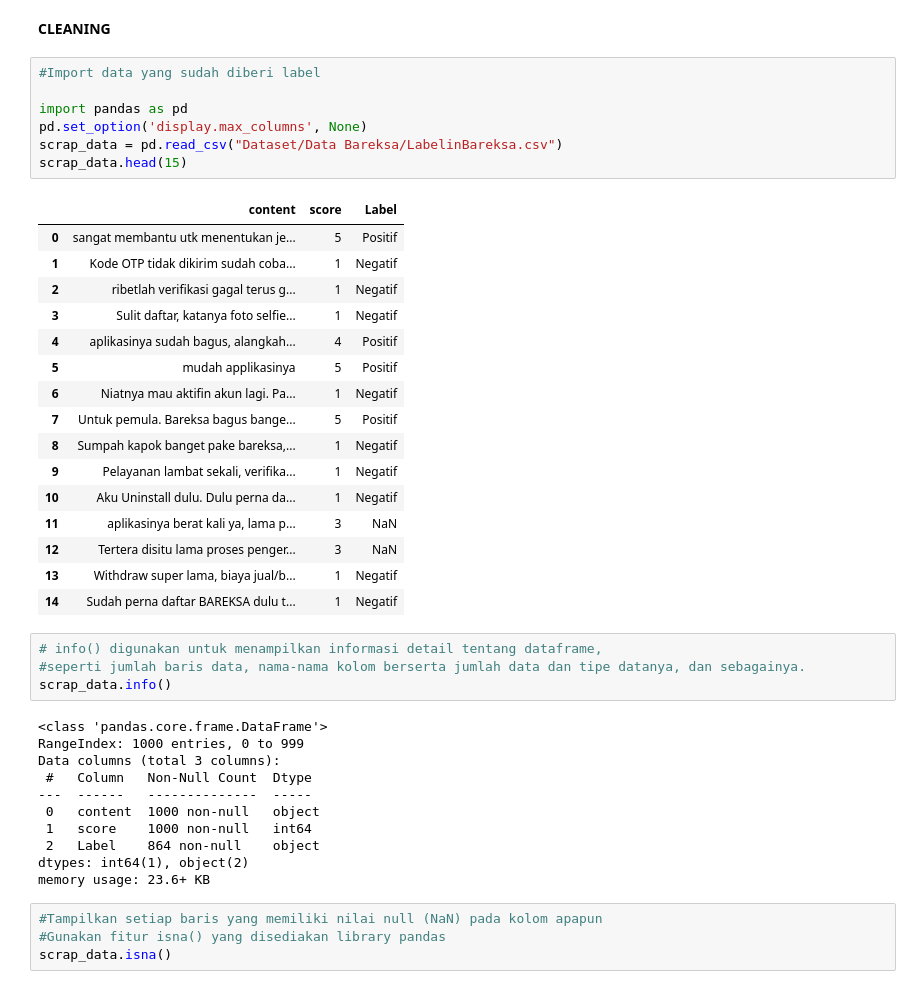
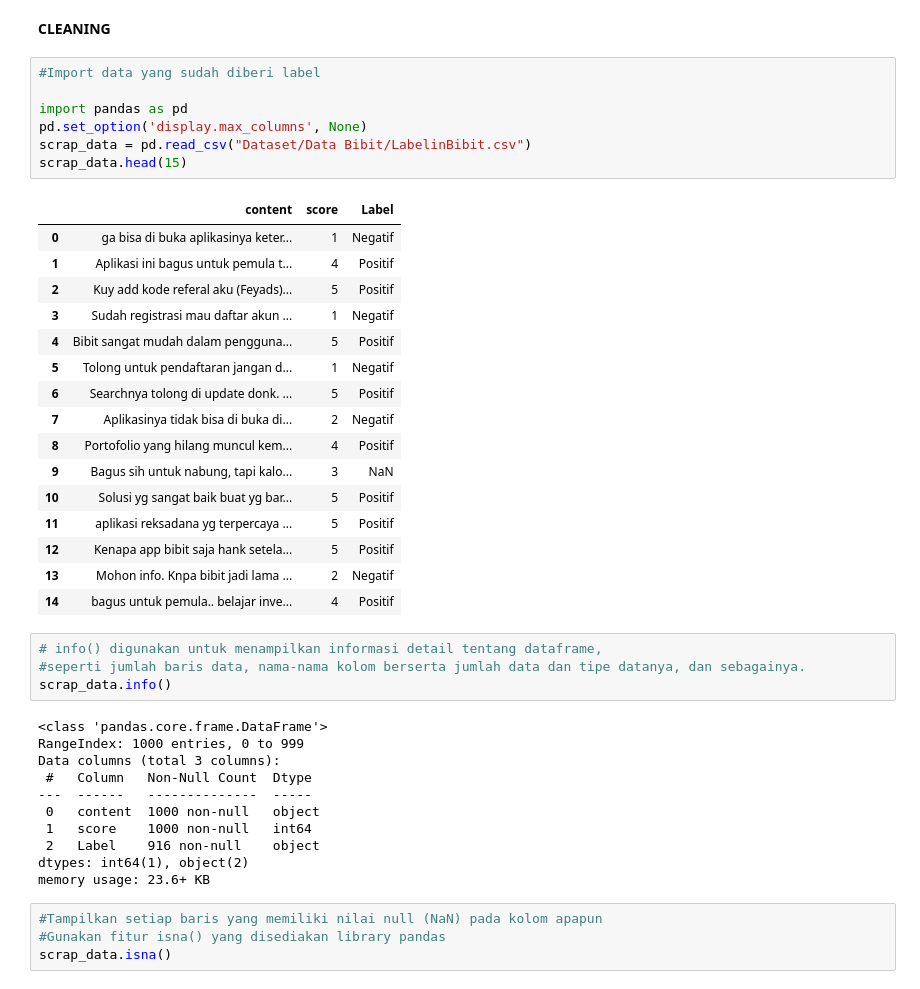
Before and after one commit to Aannn31/Analisis-sentimen-Reksadana, a Jupyter notebook: notebooks/Analisis-Sentimen-Aplikasi-Bibit.ipynb, the cells around one changed output. Drawn from its saved outputs; the diff is of its cells as text.

```diff
--- a/notebooks/Analisis-Sentimen-Aplikasi-Bibit.ipynb
+++ b/notebooks/Analisis-Sentimen-Aplikasi-Bibit.ipynb
@@ -132,27 +132,27 @@ scrap_data.to_csv("Dataset/Data Bareksa/LabelinBareksa.csv", index = False)
 # %%
 #Import data yang sudah diberi label
 
 import pandas as pd
 pd.set_option('display.max_columns', None)
-scrap_data = pd.read_csv("Dataset/Data Bareksa/LabelinBareksa.csv")
+scrap_data = pd.read_csv("Dataset/Data Bibit/LabelinBibit.csv")
 scrap_data.head(15)
 # %% [output]
 |  | content | score | Label |
-| 0 | sangat membantu utk menentukan je... | 5 | Positif |
-| 1 | Kode OTP tidak dikirim sudah coba... | 1 | Negatif |
-| 2 | ribetlah verifikasi gagal terus g... | 1 | Negatif |
-| 3 | Sulit daftar, katanya foto selfie... | 1 | Negatif |
-| 4 | aplikasinya sudah bagus, alangkah... | 4 | Positif |
-| 5 | mudah applikasinya | 5 | Positif |
-| 6 | Niatnya mau aktifin akun lagi. Pa... | 1 | Negatif |
-| 7 | Untuk pemula. Bareksa bagus bange... | 5 | Positif |
-| 8 | Sumpah kapok banget pake bareksa,... | 1 | Negatif |
-| 9 | Pelayanan lambat sekali, verifika... | 1 | Negatif |
-| 10 | Aku Uninstall dulu. Dulu perna da... | 1 | Negatif |
-| 11 | aplikasinya berat kali ya, lama p... | 3 | NaN |
-| 12 | Tertera disitu lama proses penger... | 3 | NaN |
-| 13 | Withdraw super lama, biaya jual/b... | 1 | Negatif |
-| 14 | Sudah perna daftar BAREKSA dulu t... | 1 | Negatif |
+| 0 | ga bisa di buka aplikasinya keter... | 1 | Negatif |
+| 1 | Aplikasi ini bagus untuk pemula t... | 4 | Positif |
+| 2 | Kuy add kode referal aku (Feyads)... | 5 | Positif |
+| 3 | Sudah registrasi mau daftar akun ... | 1 | Negatif |
+| 4 | Bibit sangat mudah dalam pengguna... | 5 | Positif |
+| 5 | Tolong untuk pendaftaran jangan d... | 1 | Negatif |
+| 6 | Searchnya tolong di update donk. ... | 5 | Positif |
+| 7 | Aplikasinya tidak bisa di buka di... | 2 | Negatif |
+| 8 | Portofolio yang hilang muncul kem... | 4 | Positif |
+| 9 | Bagus sih untuk nabung, tapi kalo... | 3 | NaN |
+| 10 | Solusi yg sangat baik buat yg bar... | 5 | Positif |
+| 11 | aplikasi reksadana yg terpercaya ... | 5 | Positif |
+| 12 | Kenapa app bibit saja hank setela... | 5 | Positif |
+| 13 | Mohon info. Knpa bibit jadi lama ... | 2 | Negatif |
+| 14 | bagus untuk pemula.. belajar inve... | 4 | Positif |
 # %%
 # info() digunakan untuk menampilkan informasi detail tentang dataframe,
 #seperti jumlah baris data, nama-nama kolom berserta jumlah data dan tipe datanya, dan sebagainya.
@@ -165,7 +165,7 @@ Data columns (total 3 columns):
 ---  ------   --------------  -----
  0   content  1000 non-null   object
  1   score    1000 non-null   int64
- 2   Label    864 non-null    object
+ 2   Label    916 non-null    object
 dtypes: int64(1), object(2)
 memory usage: 23.6+ KB
 # %%
```
Also changed, not shown: parts of 28 cells of this notebook, 8 other files.
